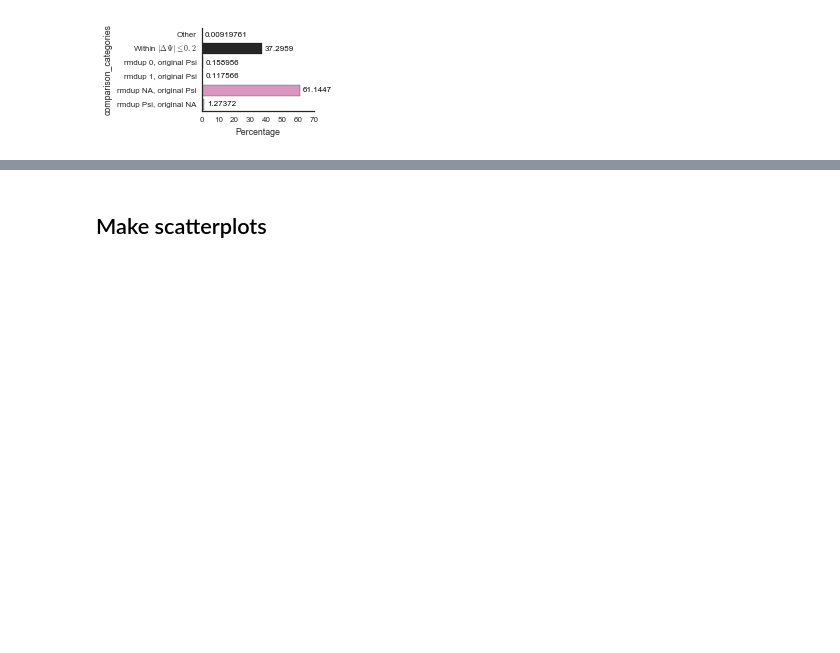
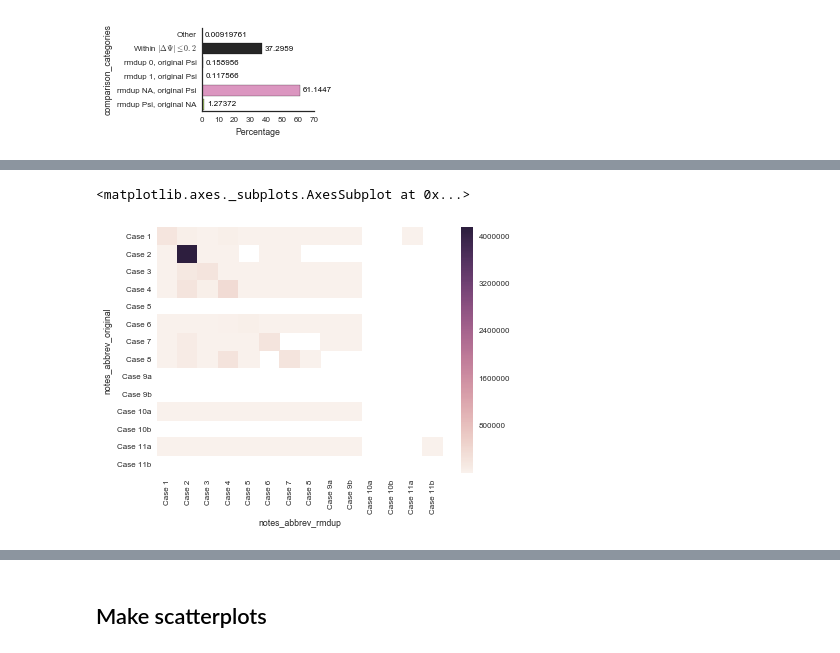
Before and after one commit to YeoLab/singlecell_pnm, a Jupyter notebook: 01_Figure_1/021_outrigger_vs_rmdup_percentages.ipynb, the cells around one changed output, grey strips where cells are left out. Drawn from its saved outputs; the diff is of its cells as text; code cells hidden in the pictures; blank space fills up the shorter version.

```diff
--- a/01_Figure_1/021_outrigger_vs_rmdup_percentages.ipynb
+++ b/01_Figure_1/021_outrigger_vs_rmdup_percentages.ipynb
@@ -267,0 +270,4 @@ fig.savefig('{}/comparison_categories_percentages_barplots_fullsize.pdf'.format(
+# %%
+cases_counts = summary.groupby(['notes_abbrev_original', 'notes_abbrev_rmdup']).size().unstack()
+cases_counts = cases_counts.loc[case_order, case_order]
+cases_counts
@@ -267,0 +291,5 @@ fig.savefig('{}/comparison_categories_percentages_barplots_fullsize.pdf'.format(
+# %%
+sns.heatmap(cases_counts)
+# %% [output]
+<matplotlib.axes._subplots.AxesSubplot at 0x...>
+[figure, added]
```
Also changed, not shown: parts of 12 cells of this notebook.
